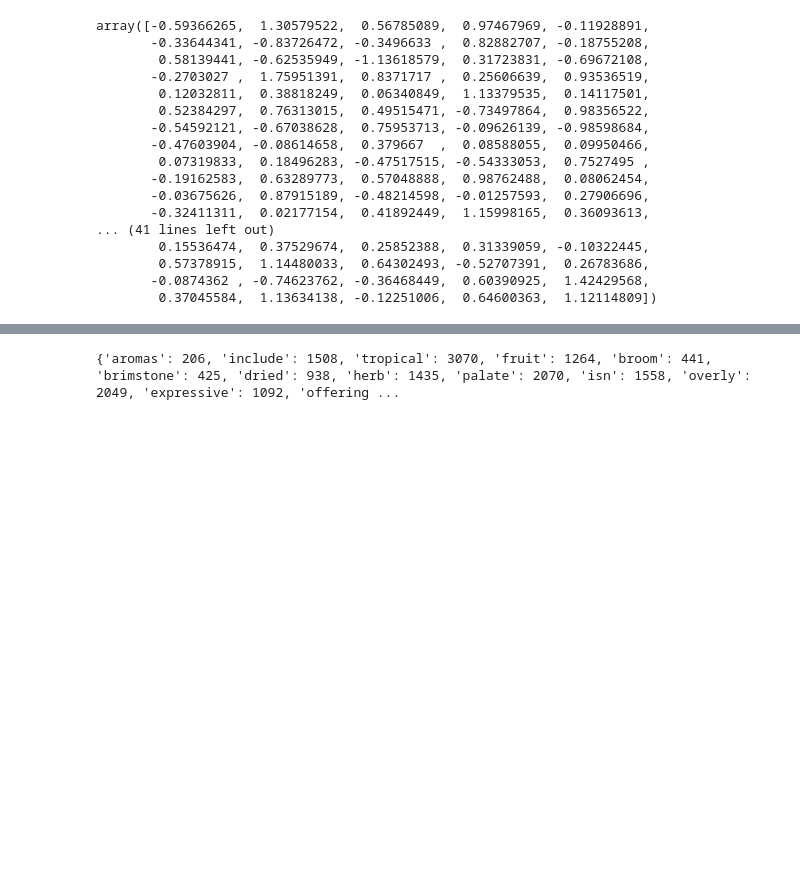
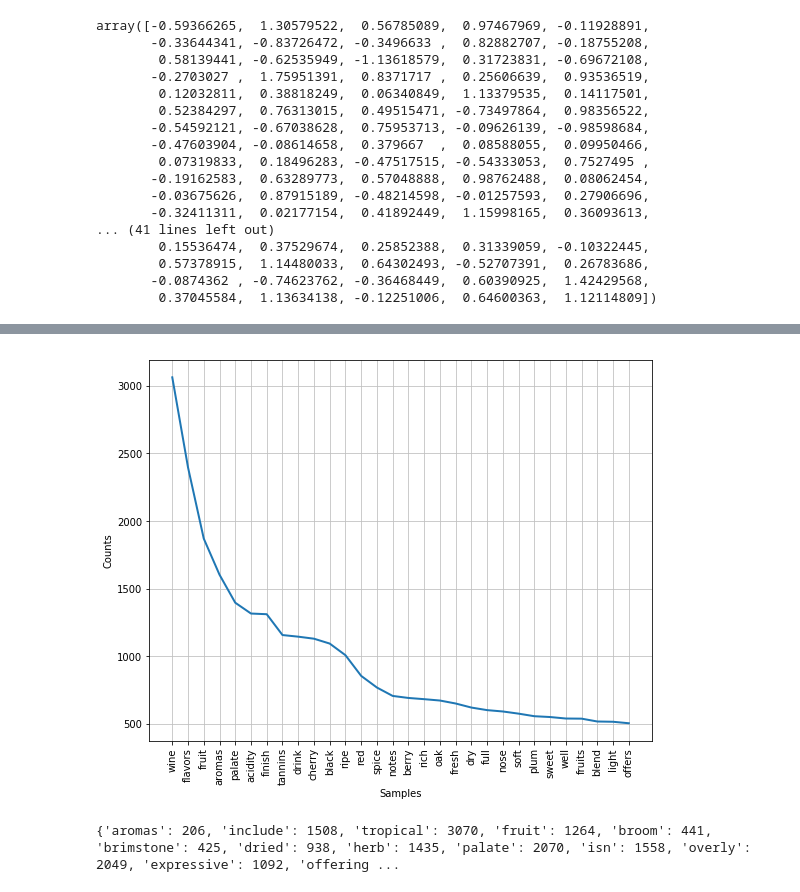
Before and after one commit to BLouie2/GA-ClassProjects, a Jupyter notebook: Wine - Final Project.ipynb, the cells around one changed output, grey strips where cells are left out. Cells and saved outputs as stored; diff of their text form; code cells hidden in the pictures; blank space fills up the shorter version.

```diff
--- a/Wine - Final Project.ipynb
+++ b/Wine - Final Project.ipynb
@@ -634,4 +662,7 @@ stop_words = set(stopwords.words('english'))
+# %%
+wine_list = sum(wine_tokens, [])
 # %%
 words = []
-for word in wine_vocab:
+for word in wine_list:
     words.append(word.lower())
+words[24:34]
@@ -637,0 +680,3 @@ for word in wine_vocab:
+# %%
+wine_wordin = [w for w in words if not w in stop_words]
+print(wine_wordin[:100])
@@ -637,0 +685,4 @@ for word in wine_vocab:
+# %%
+wine_text = nltk.Text(wine_wordin)
+fdist = nltk.FreqDist(wine_text)
+type(fdist)
@@ -638,3 +704,8 @@ for word in wine_vocab:
+# %%
+plt.figure(figsize = (9, 7))
+fdist.plot(30)
+# %% [output]
+[figure, added]
 # %%
 C_vect = CountVectorizer(stop_words='english')
 C_vect.fit_transform(wine_sample)
```
Also changed, not shown: parts of 15 cells of this notebook.
